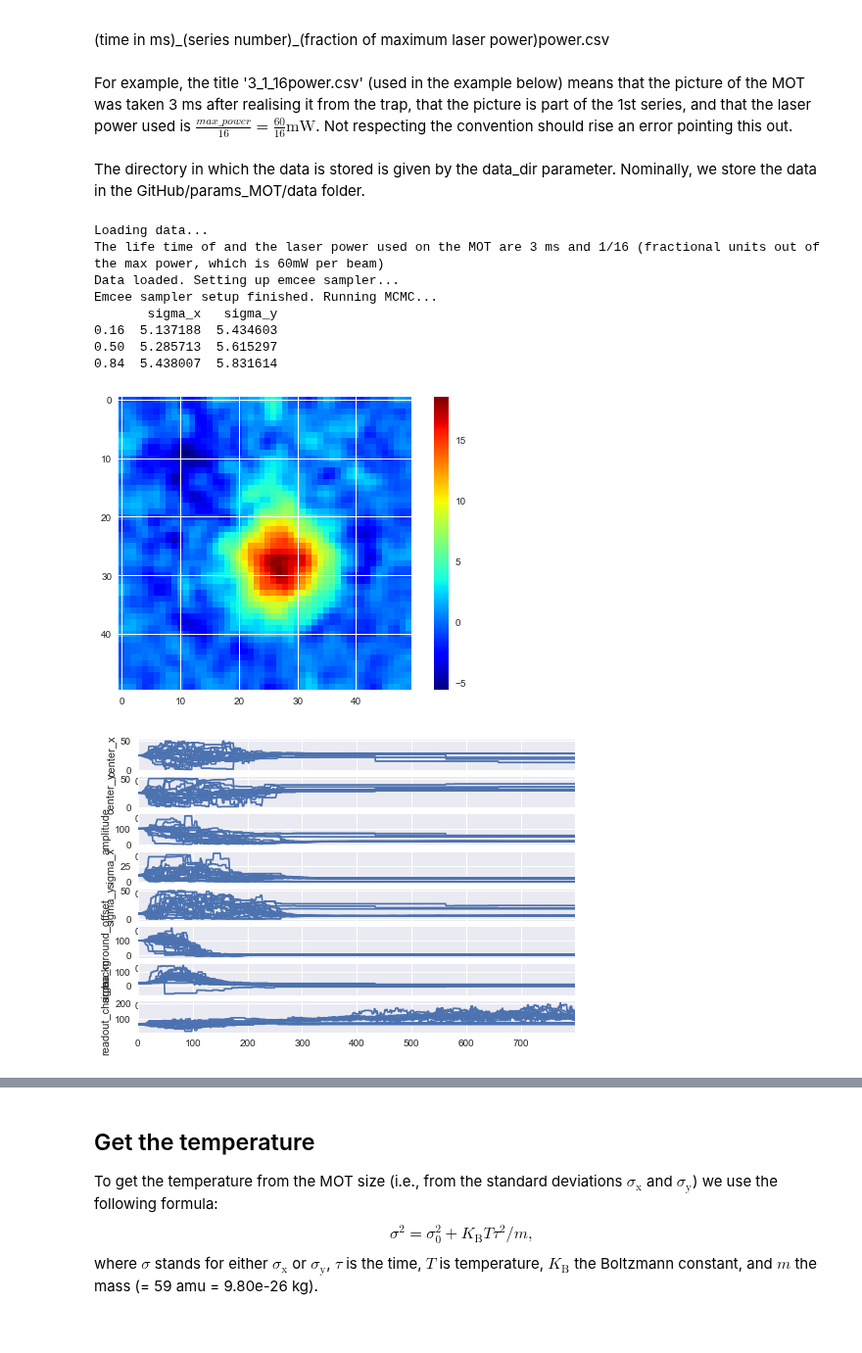
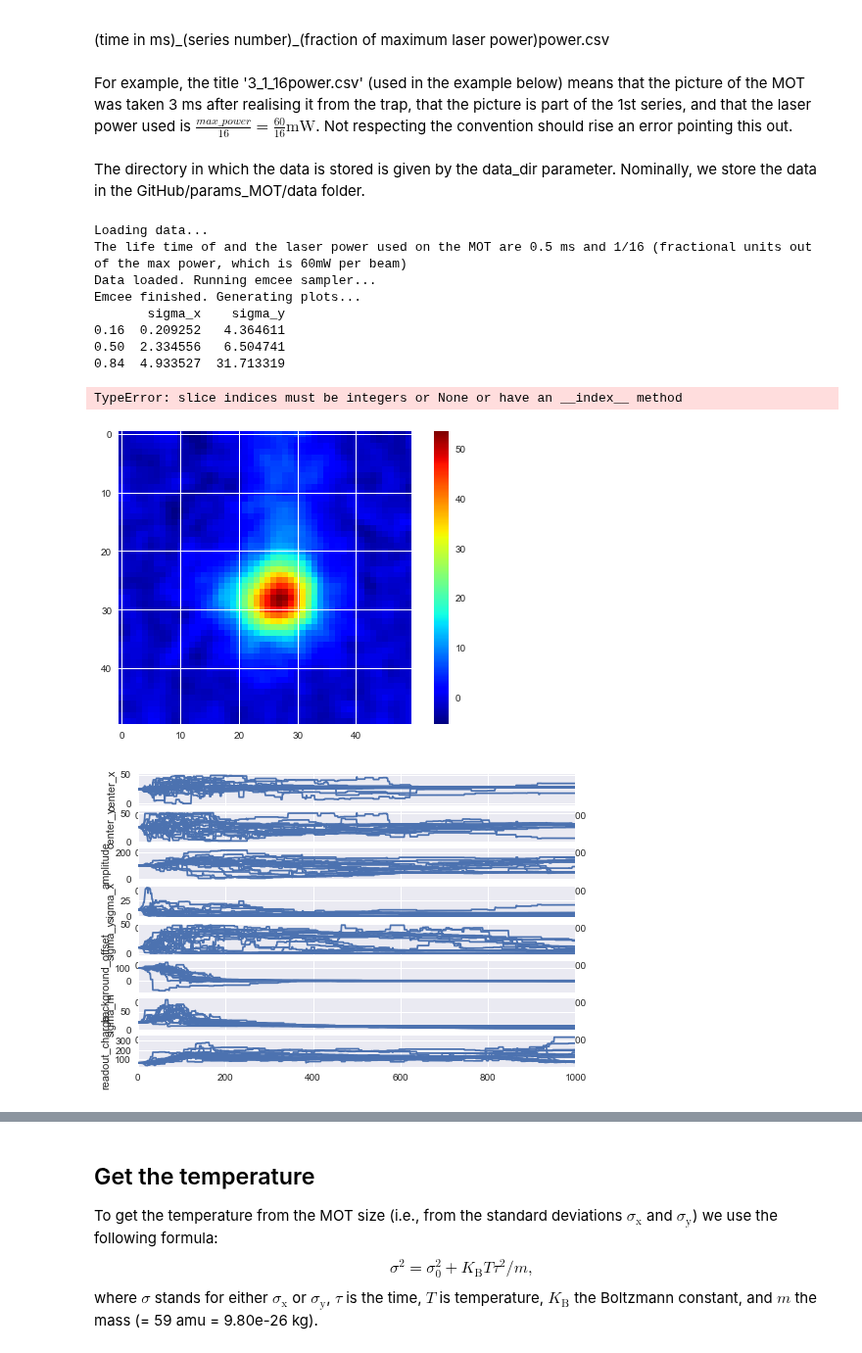
Before and after one commit to phys201/params_MOT, a Jupyter notebook: Tutorial.ipynb, the cells around one changed output, grey strips where cells are left out. Shown at 98% size. Drawn from its saved outputs; the diff is of its cells as text; code cells hidden in the pictures.

```diff
--- a/Tutorial.ipynb
+++ b/Tutorial.ipynb
@@ -47,15 +47,16 @@ For example, the title '3_1_16power.csv' (used in the example below) means that
 <br><br>
 The directory in which the data is stored is given by the data_dir parameter. Nominally, we store the data in the GitHub/params_MOT/data folder.
 # %%
-a = find_params_MOT('3_1_16power.csv', data_dir = 'data', image_size = 50, mc_params = mc_params, initial_guess = initial_guess, supressMessages = False)
+a = find_params_MOT('0.5_1_16power.csv', data_dir = '.', image_size = 50, mc_params = mc_params, initial_guess = initial_guess, suppressMessages = False)
 # %% [output]
 Loading data...
-The life time of and the laser power used on the MOT are 3 ms and 1/16 (fractional units out of the max power, which is 60mW per beam)
-Data loaded. Setting up emcee sampler...
-Emcee sampler setup finished. Running MCMC...
-       sigma_x   sigma_y
-0.16  5.137188  5.434603
-0.50  5.285713  5.615297
-0.84  5.438007  5.831614
+The life time of and the laser power used on the MOT are 0.5 ms and 1/16 (fractional units out of the max power, which is 60mW per beam)
+Data loaded. Running emcee sampler...
+Emcee finished. Generating plots...
+       sigma_x    sigma_y
+0.16  0.209252   4.364611
+0.50  2.334556   6.504741
+0.84  4.933527  31.713319
+TypeError: slice indices must be integers or None or have an __index__ method
-[figure, old version]
+[figure, new version]
-[figure, old version]
+[figure, new version]
```
Also changed, not shown: parts of 4 cells of this notebook, 5 other files.
